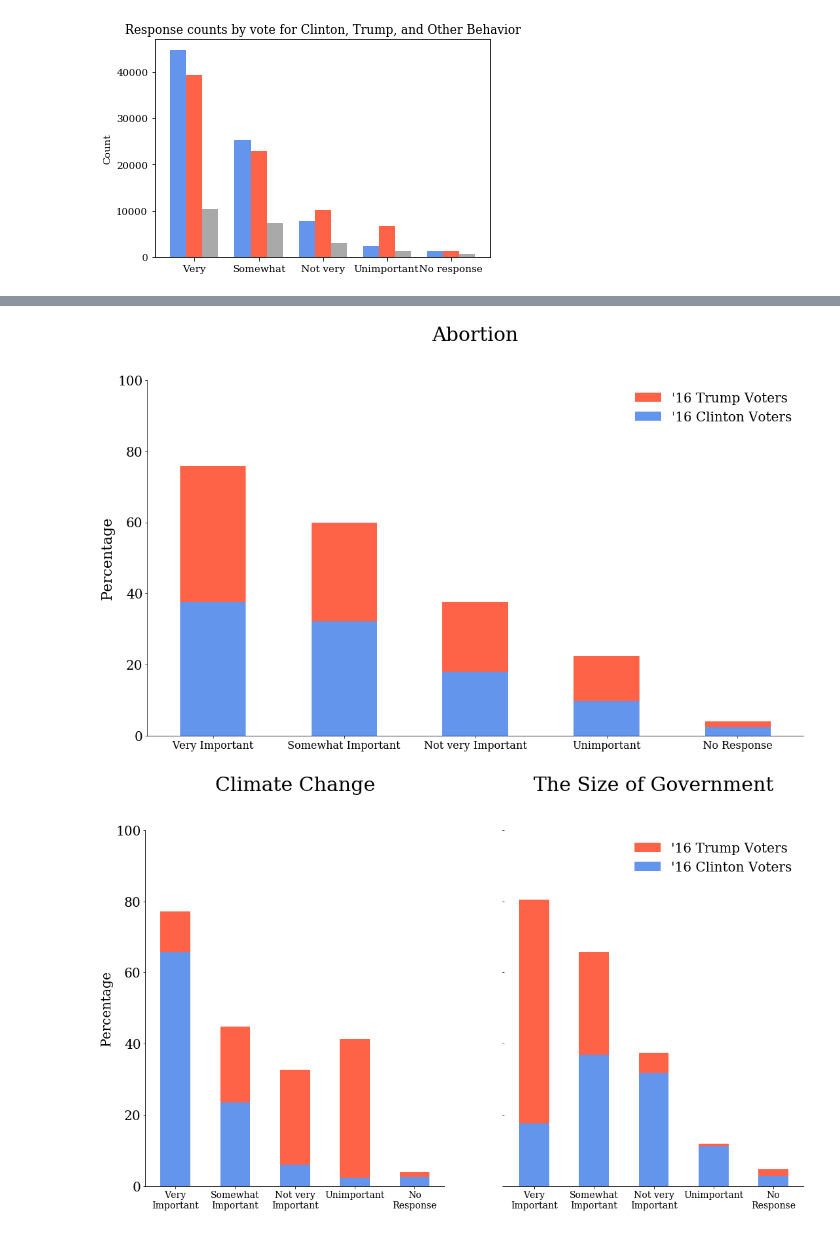
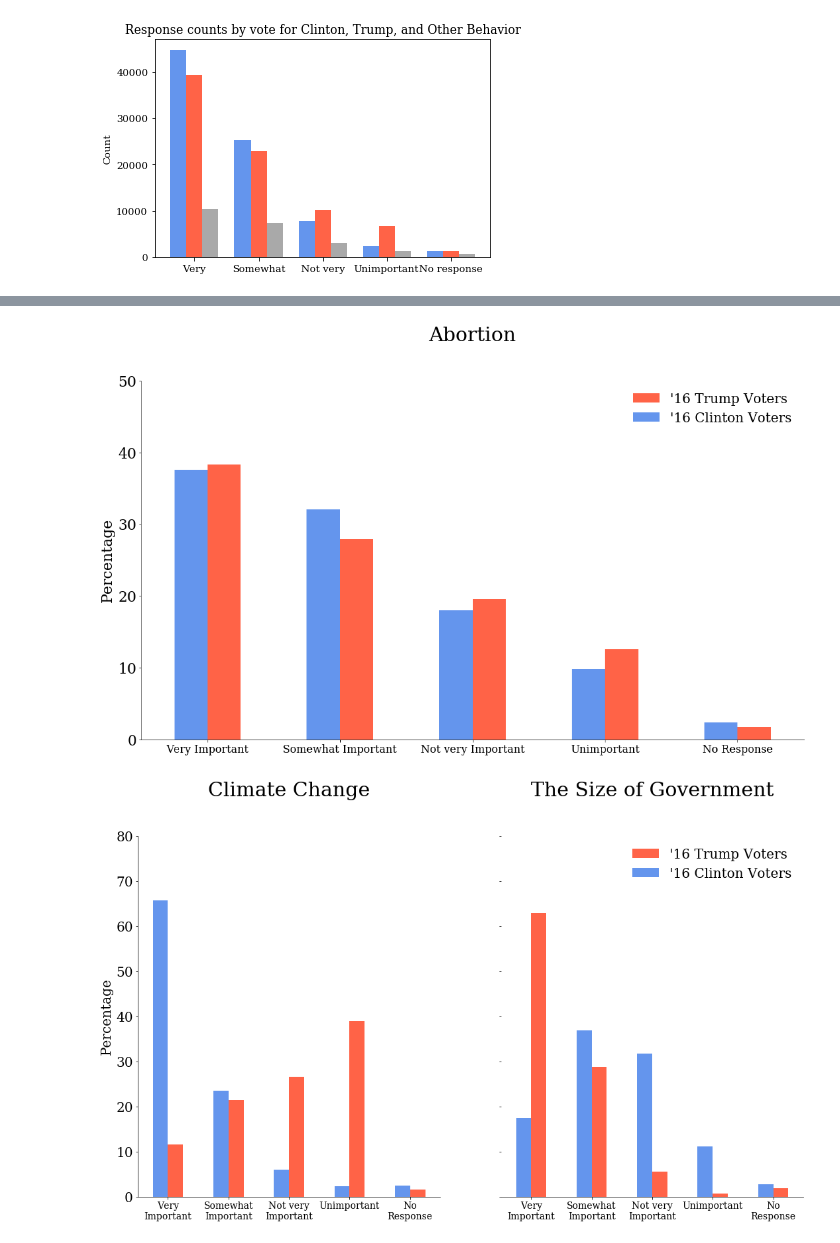
Before and after one commit to ali0003433/predict-by-issue-prioritization, a Jupyter notebook: notebooks/2-al-exploration.ipynb, the cells around one changed output, grey strips where cells are left out. Drawn from its saved outputs; the diff is of its cells as text; code cells hidden in the pictures.

```diff
--- a/notebooks/2-al-exploration.ipynb
+++ b/notebooks/2-al-exploration.ipynb
@@ -636,62 +631,61 @@ Need to do:
 # %%
 palette_short = ['cornflowerblue','tomato','lightgrey']
 fig, ax1 = plt.subplots(1,1,sharex=True, sharey=True, figsize=(18,10))
-abort_weighted.T.plot(kind='bar', stacked=True, color=palette_short, ax=ax1)
+abort_weighted.T.plot(kind='bar', stacked=False, color=palette_short, ax=ax1)
 ax1.set_title('Abortion', y=1.1, fontsize=30)
 N = 5
 ind = np.arange(N)
 x_ticks = ('Very Important','Somewhat Important','Not very Important', 'Unimportant', 'No Response')
 plt.xticks(ind, x_ticks, fontsize=16, rotation='horizontal')
 frame1 = plt.gca()
-ax1.set_ylim(0,1)
-
+ax1.set_ylim(0,.5)
+ax1.set_yticklabels([0, 10, 20, 30, 40, 50], fontsize=22)
 ax1.spines['top'].set_visible(False)
 ax1.spines['right'].set_visible(False)
 ax1.set_ylabel('Percentage', fontsize=22)
 ax1.set_xlabel('')
 
-ax1.set_yticklabels([0, 20, 40, 60, 80, 100], fontsize=20)
 plt.savefig('../reports/figures/three_barplts.png')
 handles, labels = plt.gca().get_legend_handles_labels()
 order = [1,0]
 labels=['\'16 Clinton Voters', '\'16 Trump Voters']
 plt.legend([handles[idx] for idx in order],[labels[idx] for idx in order], fontsize=20, frameon=False)
+plt.savefig('../reports/figures/abortion-by-party.png')
 plt.show()
 # %% [output]
-[figure, old version]
+[figure, new version]
 # %%
 palette_short = ['cornflowerblue','tomato','lightgrey']
 fig, (ax2, ax3) = plt.subplots(1,2,sharex=True, sharey=True, figsize=(18,10))
-clim_weighted.T.plot(kind='bar', stacked=True, color=palette_short, ax=ax2)
-gov_weighted.T.plot(kind='bar', stacked=True, color=palette_short, ax=ax3)
+clim_weighted.T.plot(kind='bar', stacked=False, color=palette_short, ax=ax2)
+gov_weighted.T.plot(kind='bar', stacked=False, color=palette_short, ax=ax3)
 x_ticks = ('Very Important','Somewhat Important','Not very Important', 'Unimportant', 'No Response')
 plt.xticks(ind, x_ticks, fontsize=14, rotation='horizontal', wrap=True)
 pres_cat_list = ['\'16 Clinton Voters', '\'16 Trump Voters']
 ax2.set_title('Climate Change', y=1.1, fontsize=30)
 ax3.set_title('The Size of Government', y=1.1, fontsize=30)
 N = 5
 ind = np.arange(N)
 
-ax2.set_yticklabels([0, 20, 40, 60, 80, 100], fontsize=20)
-ax2.set_ylim(0,1)
+ax2.set_yticklabels([0, 10, 20, 30, 40, 50, 60, 70, 80], fontsize=20)
+ax2.set_ylim(0,.8)
 x_ticks = ('Very\nImportant','Somewhat\nImportant','Not very\nImportant', 'Unimportant', 'No\nResponse')
 plt.sca(ax2)
 plt.xticks(range(5), x_ticks, rotation='horizontal', fontsize=14)
-
 ax2.get_legend().remove()
 ax2.spines['left'].set_visible(True)
 ax2.spines['top'].set_visible(False)
 ax2.spines['right'].set_visible(False)
 ax2.set_ylabel('Percentage', fontsize=20)
 ax2.set_xlabel('')
 ax3.set_xlabel('')
 ax3.spines['top'].set_visible(False)
 ax3.spines['left'].set_visible(False)
 ax3.spines['right'].set_visible(False)
 handles, labels = plt.gca().get_legend_handles_labels()
 order = [1,0]
 labels=['\'16 Clinton Voters', '\'16 Trump Voters']
 ax3.legend([handles[idx] for idx in order],[labels[idx] for idx in order], fontsize=20, frameon=False, loc='upper right', bbox_to_anchor=(1, 1))
 plt.show()
 # %% [output]
-[figure, old version]
+[figure, new version]
```
Also changed, not shown: parts of 3 cells of this notebook, 2 other files.
